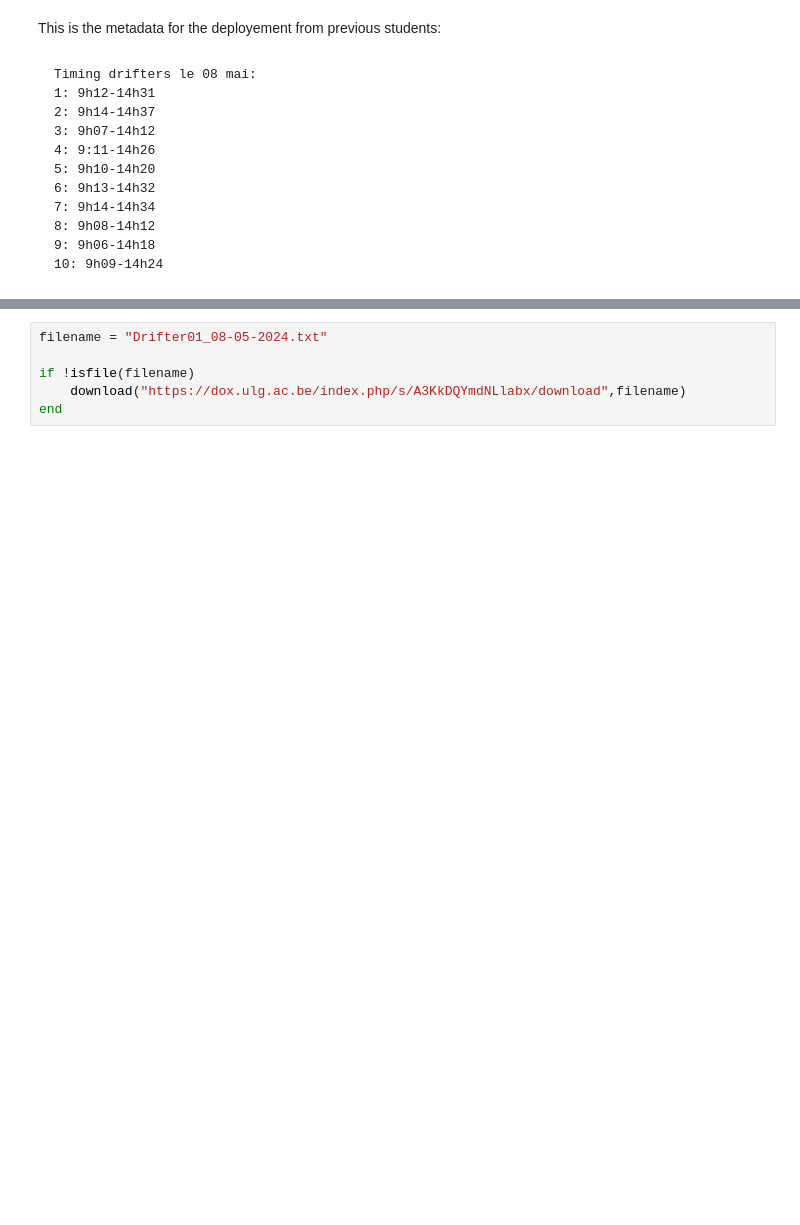
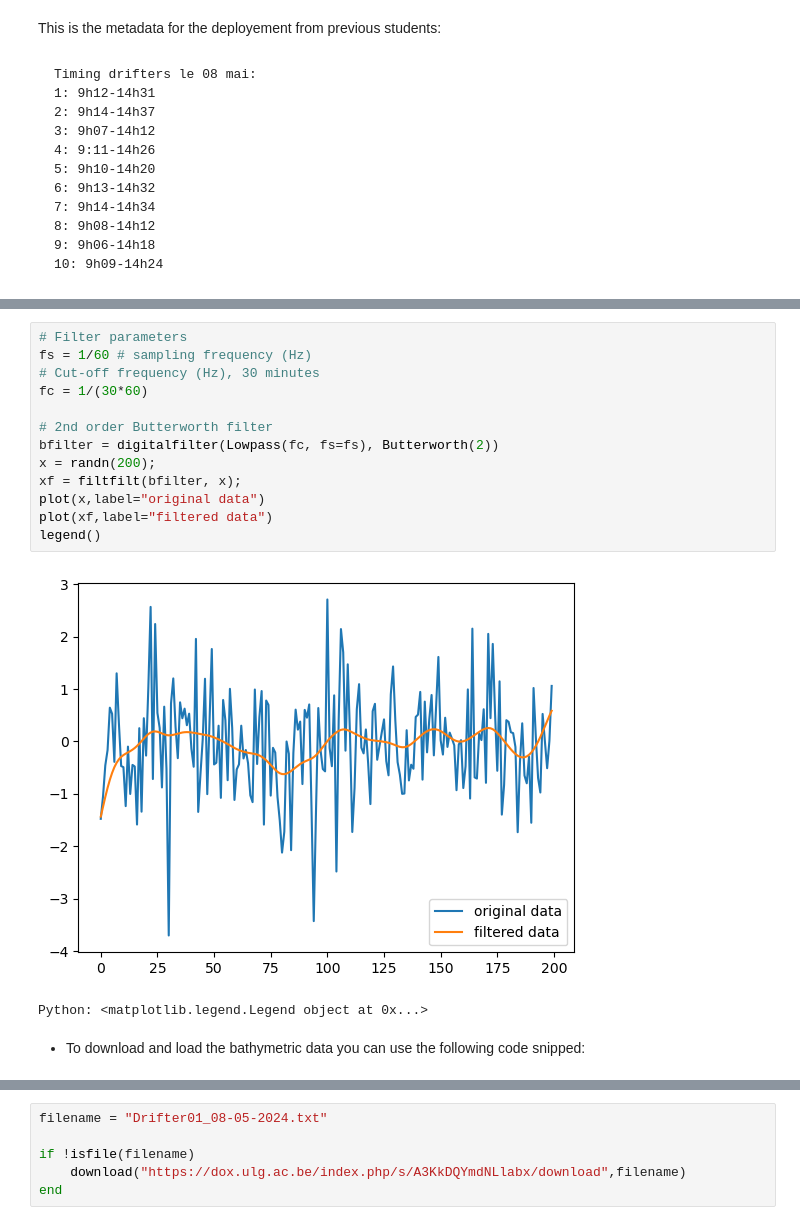
Before and after one commit to gher-uliege/drifter-raspberry-pi, a Jupyter notebook: drifter-track-plots.ipynb, the cells around one changed output, grey strips where cells are left out. Saved outputs shown, nothing was run; the diff lists cells and outputs as text; blank space fills up the shorter version.

```diff
--- a/drifter-track-plots.ipynb
+++ b/drifter-track-plots.ipynb
@@ -50,0 +68,18 @@ The year is 2024 and the time are in local time (GMT-2). The number in the first
+# %%
+# Filter parameters
+fs = 1/60 # sampling frequency (Hz)
+# Cut-off frequency (Hz), 30 minutes
+fc = 1/(30*60)
+
+# 2nd order Butterworth filter
+bfilter = digitalfilter(Lowpass(fc, fs=fs), Butterworth(2))
+x = randn(200);
+xf = filtfilt(bfilter, x);
+plot(x,label="original data")
+plot(xf,label="filtered data")
+legend()
+# %% [output]
+[figure, added]
+Python: <matplotlib.legend.Legend object at 0x...>
+# %% [markdown]
+* To download and load the bathymetric data you can use the following code snipped:
```
Also changed, not shown: parts of 28 cells of this notebook.
